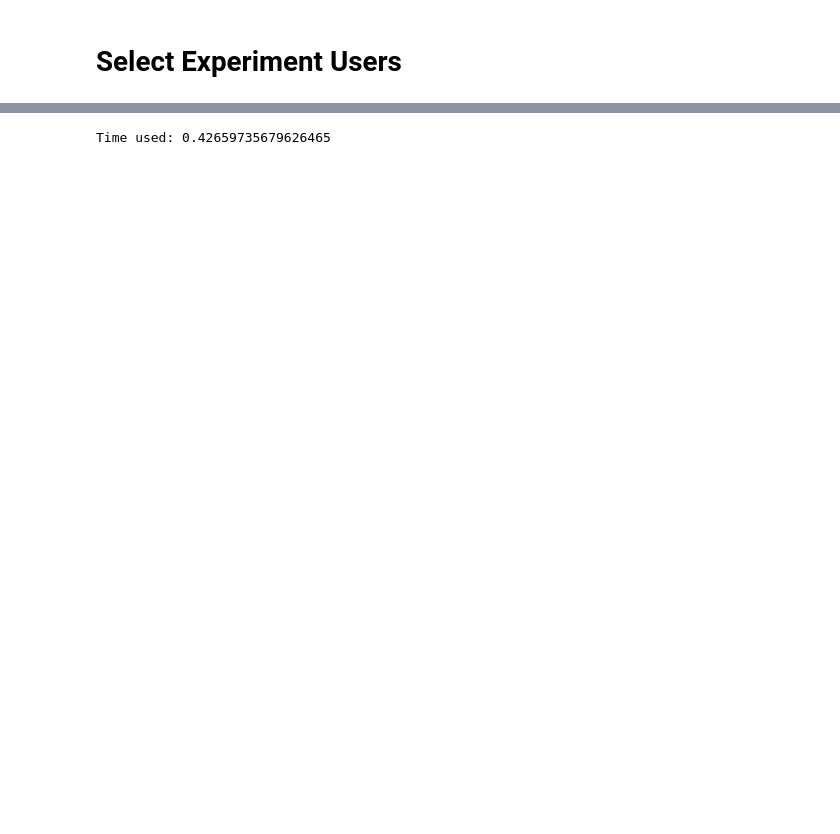
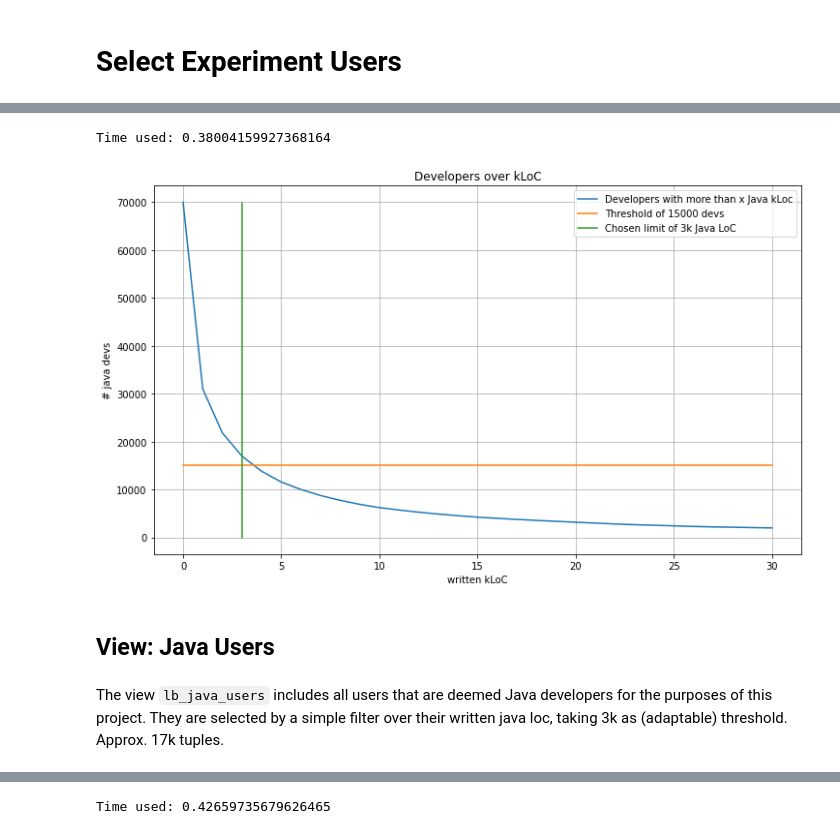
Before and after one commit to LeonBein/CRM20, a Jupyter notebook: DataExplorer.ipynb, the cells around one changed output, grey strips where cells are left out. Cells and saved outputs as stored; diff of their text form; code cells hidden in the pictures; blank space fills up the shorter version.

```diff
--- a/DataExplorer.ipynb
+++ b/DataExplorer.ipynb
@@ -558,0 +578,31 @@ Time used: 0.22378754615783691
+# %%
+x = []
+y = []
+threshold = 15000
+limit = 3
+result = dbUtils.runQuery('''
+    SELECT index, COUNT(author_id) AS num
+    FROM
+        crm20.lb_languages,
+        (SELECT GENERATE_SERIES(0,30) AS index) AS indexes
+    WHERE language = 'java' AND loc >= index * 1000
+    GROUP BY index
+    ORDER BY index
+''', True)
+pyplot.figure(figsize=(12, 7))
+pyplot.grid()
+pyplot.title('Developers over kLoC')
+pyplot.xlabel('written kLoC')
+pyplot.ylabel('# java devs')
+pyplot.plot(result['index'], result['num'])
+pyplot.plot([0, len(result['num'])-1], [threshold, threshold])
+pyplot.plot([limit, limit], [0, result['num'][0]])
+pyplot.legend(['Developers with more than x Java kLoc', 'Threshold of '+str(threshold)+' devs', 'Chosen limit of 3k Java LoC'])
+pyplot.savefig('results/current/javaDevPerLoc.png')
+# %% [output]
+Time used: 0.38004159927368164
+[figure, added]
+# %% [markdown]
+## View: Java Users
+# %% [markdown]
+The view `lb_java_users` includes all users that are deemed Java developers for the purposes of this project. They are selected by a simple filter over their written java loc, taking 3k as (adaptable) threshold. Approx. 17k tuples.
```
Also changed, not shown: parts of 72 cells of this notebook, 1 other file.
